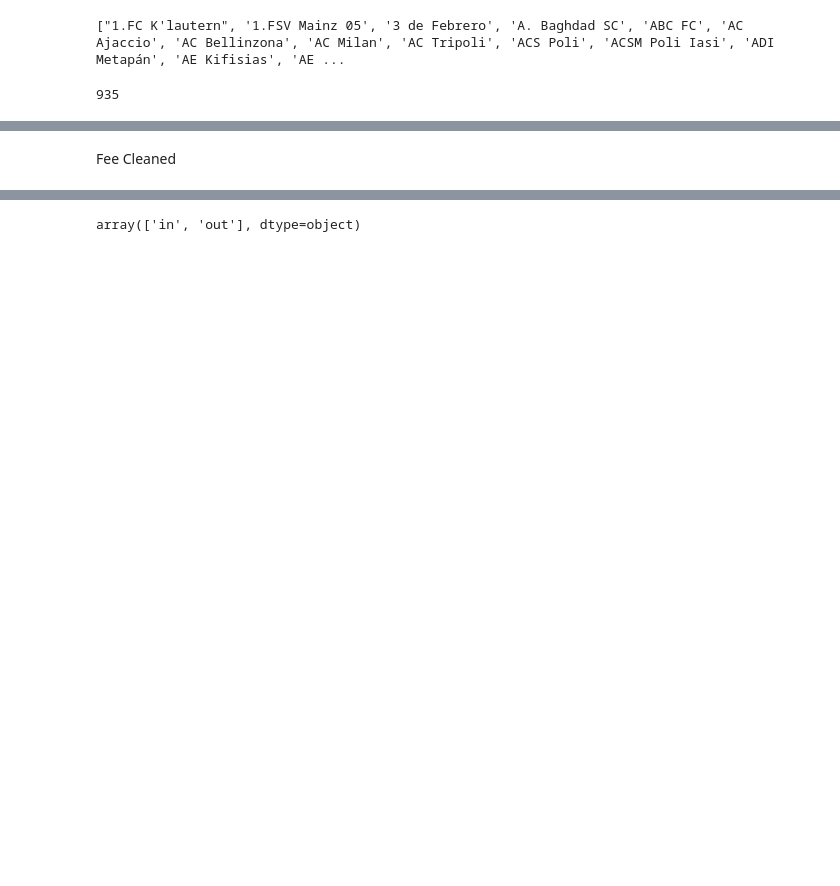
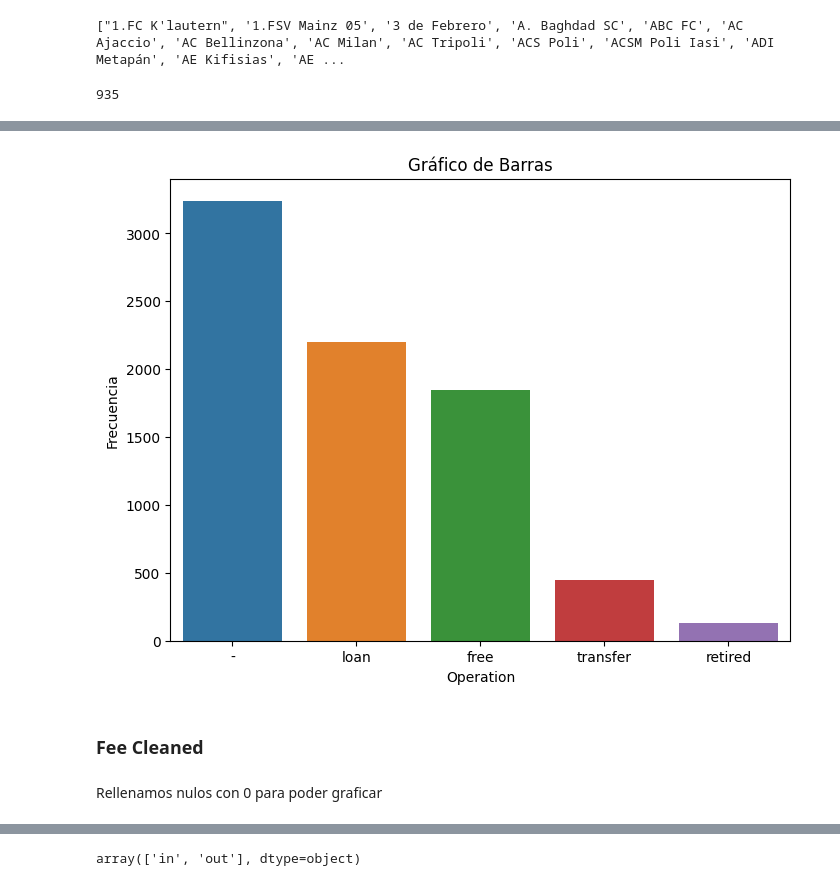
Before and after one commit to gabriellazzaro96/DA_SaudiProLeague_Transfers, a Jupyter notebook: etl.ipynb, the cells around one changed output, grey strips where cells are left out. Saved outputs shown, nothing was run; the diff lists cells and outputs as text; code cells hidden in the pictures; blank space fills up the shorter version.

```diff
--- a/etl.ipynb
+++ b/etl.ipynb
@@ -267,5 +238,8 @@ df['fee'] = df['fee'].fillna('-')
 # %%
 df['fee'] = df['fee'].replace('?','-')
+# %%
+# Verificar si 'Retired' está en la columna 'club_involved_name' y actualizar las columnas 'type_operation' y 'fee'
+df.loc[df['club_involved_name'] == 'Retired', ['type_operation', 'fee']] = ['retired', 'retired']
 # %%
 df['fee'] = df['fee'].apply(str.lower)
 # %%
@@ -276,6 +250,8 @@ def get_type_operation(value):
         return "transfer"
     elif 'free' in value:
         return "free"
+    elif 'retired' in value:
+        return "retired"
     else:
         return "-"
 # %%
@@ -287,3 +263,16 @@ df['type_operation'].unique().tolist()
-# %% [markdown]
-Fee Cleaned
+# %%
+# Crear el gráfico de barras Position
+frecuencia = df["type_operation"].value_counts()
+plt.figure(figsize=(8, 6))  # Tamaño del gráfico
+sns.barplot(x=frecuencia.index, y=frecuencia.values)  # Creación del gráfico de barras
+plt.title('Gráfico de Barras')  # Título del gráfico
+plt.xlabel('Operation')  # Etiqueta del eje x
+plt.ylabel('Frecuencia')  # Etiqueta del eje y
+plt.show()  # Mostrar el gráfico
+# %% [output]
+[figure, added]
+# %% [markdown]
+### Fee Cleaned
+# %% [markdown]
+Rellenamos nulos con 0 para poder graficar
 # %%
```
Also changed, not shown: parts of 72 cells of this notebook.
